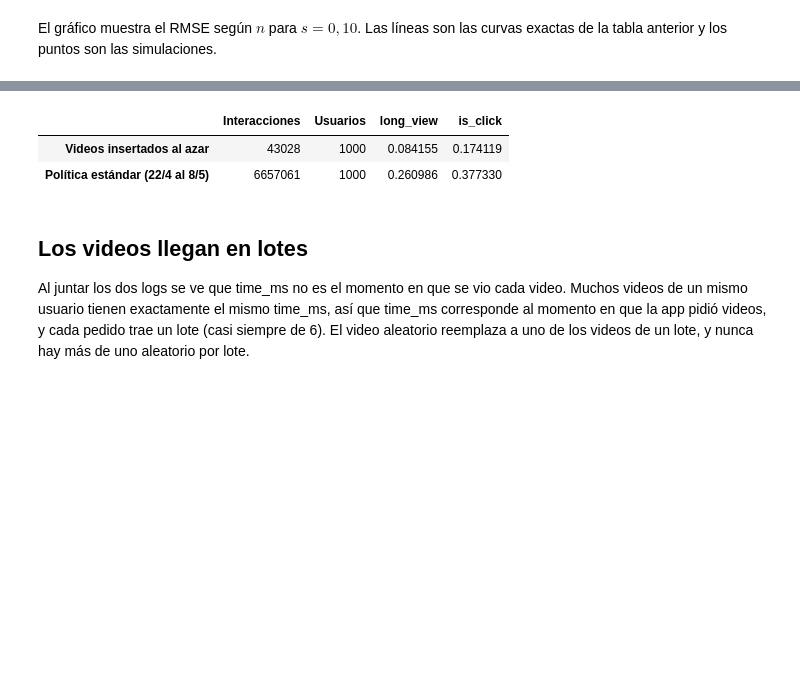
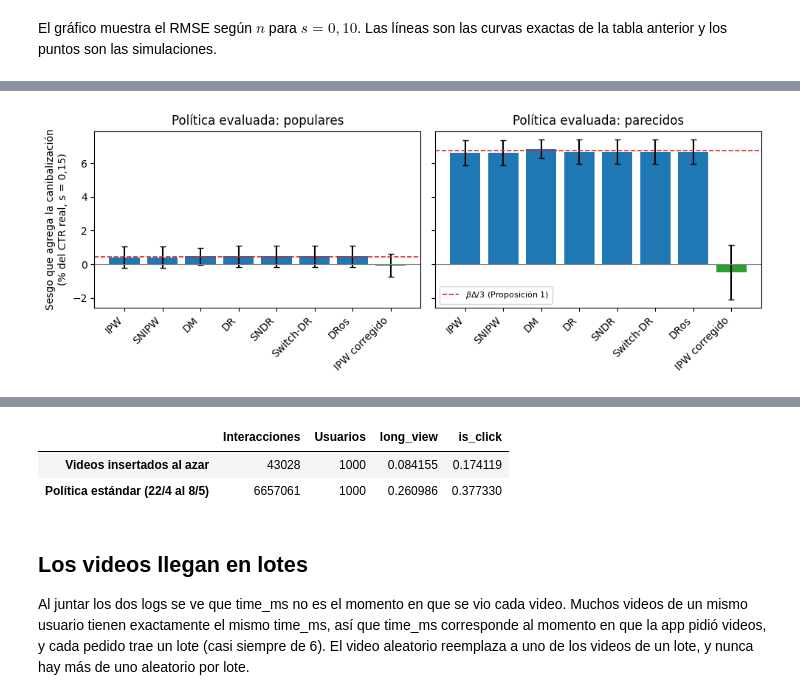
Before and after one commit to ddonosoh/OPE-Proyecto-recsys, a Jupyter notebook: canibalizacion_final.ipynb, the cells around one changed output, grey strips where cells are left out. Saved outputs shown, nothing was run; the diff lists cells and outputs as text; code cells hidden in the pictures; blank space fills up the shorter version.

Commit message:
estimadores OPE integrados a canibalización

```diff
--- a/canibalizacion_final.ipynb
+++ b/canibalizacion_final.ipynb
@@ -665,0 +748,19 @@ Las simulaciones del IPW por posición calzan con la curva exacta. Las del IPW d
+# %%
+ORDEN = ["IPW", "SNIPW", "DM", "DR", "SNDR", "Switch-DR", "DRos", "IPW corregido"]
+pareado = est_obp.pivot_table(index=["Política evaluada", "Estimador", "semilla"], columns="s", values="Sesgo")
+pareado["Cambio"] = pareado[0.15] - pareado[0]
+
+filas = []
+for (nombre, estimador), df in pareado.groupby(level=["Política evaluada", "Estimador"]):
+    v = exacto_sint.loc[(nombre, 0.15), "CTR real"]
+    filas.append({"Política evaluada": nombre, "Estimador": estimador,
+                  "Sesgo con s = 0 (%)": df[0].mean() / v * 100,
+                  "Sesgo con s = 0,15 (%)": df[0.15].mean() / v * 100,
+                  "Cambio por canibalización (%)": df["Cambio"].mean() / v * 100,
+                  "Error estándar del cambio (%)": df["Cambio"].std() / np.sqrt(len(df)) / v * 100,
+                  "beta Delta / 3 (%)": exacto_sint.loc[(nombre, 0.15), "beta Delta / 3"] / v * 100})
+
+con_canibalizacion = pd.DataFrame(filas)
+con_canibalizacion["Estimador"] = pd.Categorical(con_canibalizacion["Estimador"], ORDEN, ordered=True)
+con_canibalizacion = con_canibalizacion.sort_values(["Política evaluada", "Estimador"]).set_index(["Política evaluada", "Estimador"])
+con_canibalizacion.round(2)
@@ -665,0 +786,19 @@ Las simulaciones del IPW por posición calzan con la curva exacta. Las del IPW d
+# %%
+fig, ejes = plt.subplots(1, 2, figsize=(10, 3.8), sharey=True)
+for eje, nombre in zip(ejes, ["populares", "parecidos"]):
+    t = con_canibalizacion.loc[nombre]
+    colores = ["tab:green" if e == "IPW corregido" else "tab:blue" for e in t.index]
+    eje.bar(range(len(t)), t["Cambio por canibalización (%)"], yerr=1.96 * t["Error estándar del cambio (%)"],
+            color=colores, capsize=3)
+    eje.axhline(t["beta Delta / 3 (%)"].iloc[0], color="tab:red", ls="--", lw=1.2, label=r"$\beta\Delta/3$ (Proposición 1)")
+    eje.axhline(0, color="gray", lw=0.8)
+    eje.set_xticks(range(len(t)))
+    eje.set_xticklabels(t.index, rotation=45, ha="right")
+    eje.set_title(f"Política evaluada: {nombre}")
+ejes[0].set_ylabel("Sesgo que agrega la canibalización\n(% del CTR real, s = 0,15)")
+ejes[1].legend(fontsize=8)
+fig.tight_layout()
+fig.savefig("resultados/fig_sintetico_estimadores_obp.png", dpi=200)
+plt.show()
+# %% [output]
+[figure, added]
```
Also changed, not shown: parts of 36 cells of this notebook, 6 other files.
